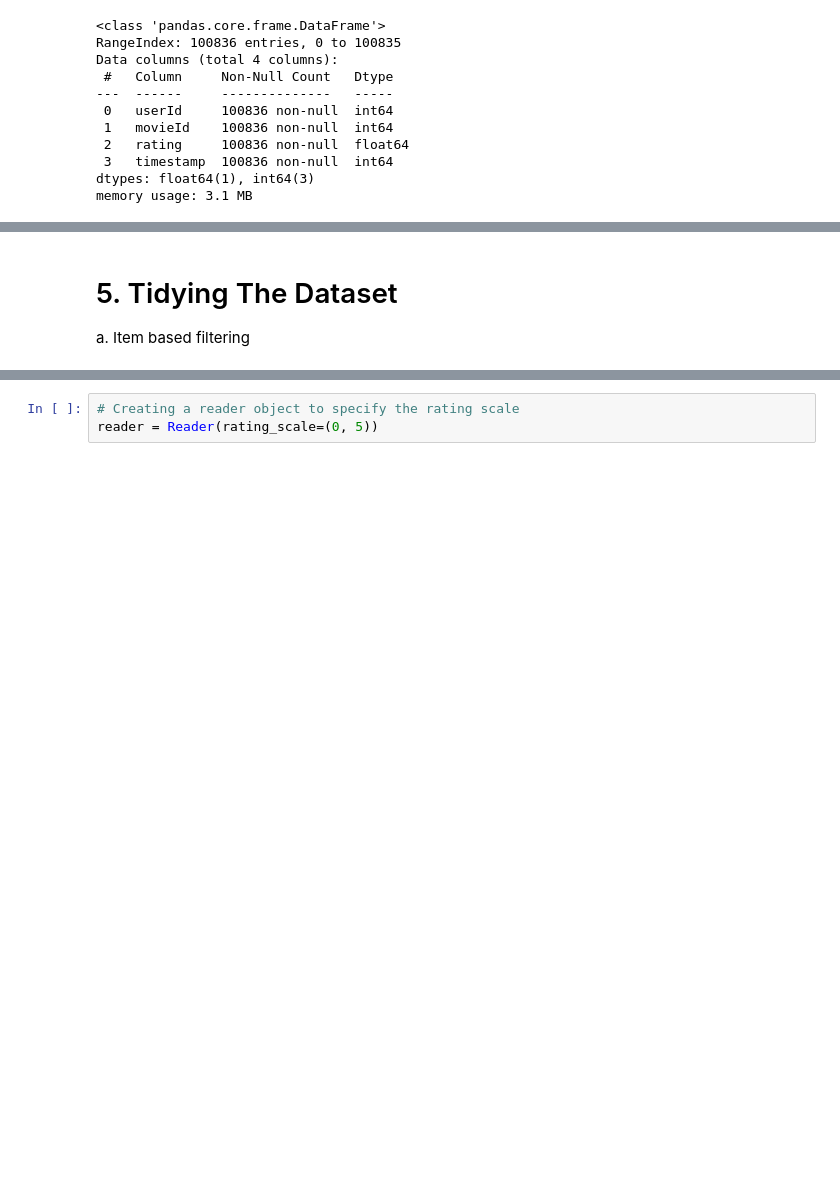
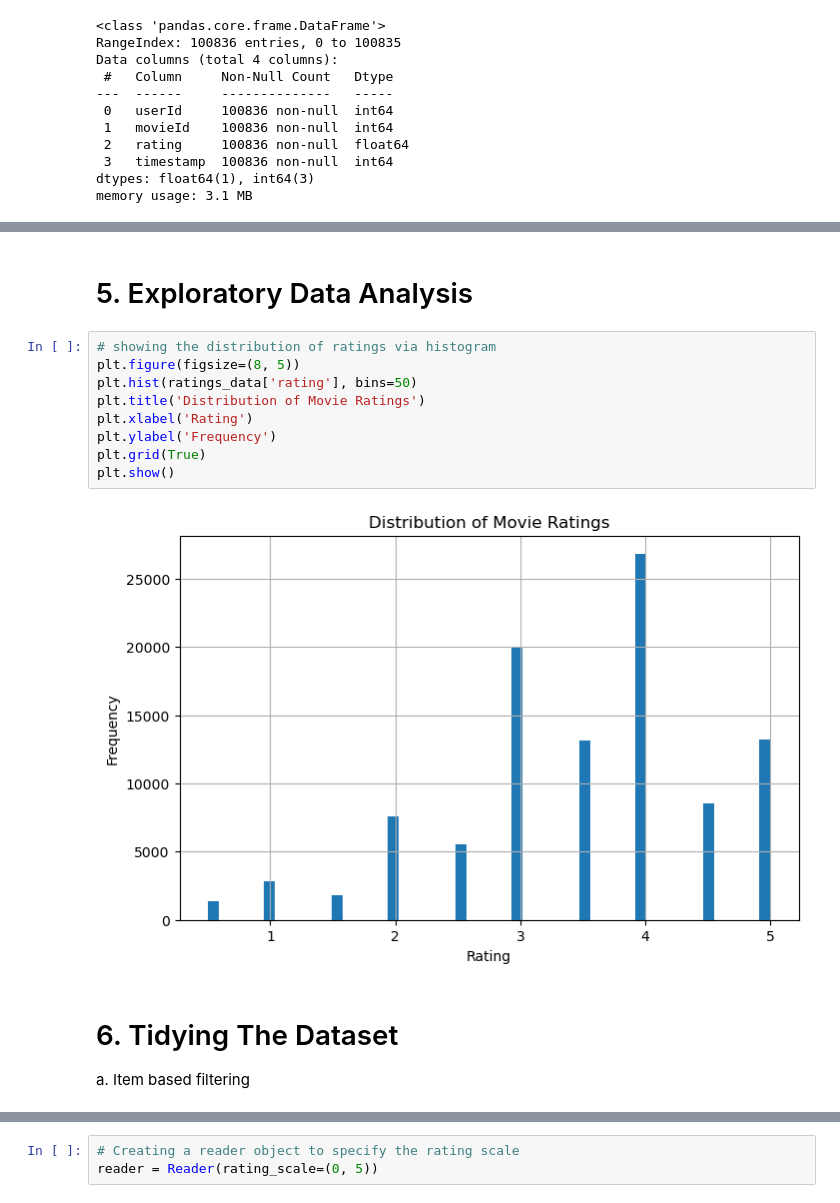
Before and after one commit to FionaNalianya/MovieLens, a Jupyter notebook: notebook.ipynb, the cells around one changed output, grey strips where cells are left out. Cells and saved outputs as stored; diff of their text form; blank space fills up the shorter version.

```diff
--- a/notebook.ipynb
+++ b/notebook.ipynb
@@ -195,4 +237,17 @@ ratings_data.movieId.nunique()
+# %% [markdown]
+# 5. Exploratory Data Analysis
+# %%
+# showing the distribution of ratings via histogram
+plt.figure(figsize=(8, 5))
+plt.hist(ratings_data['rating'], bins=50)
+plt.title('Distribution of Movie Ratings')
+plt.xlabel('Rating')
+plt.ylabel('Frequency')
+plt.grid(True)
+plt.show()
+# %% [output]
+[figure, added]
 # %% [markdown]
-# 5. Tidying The Dataset
+# 6. Tidying The Dataset
 
 a. Item based filtering
```
Also changed, not shown: parts of 28 cells of this notebook.
